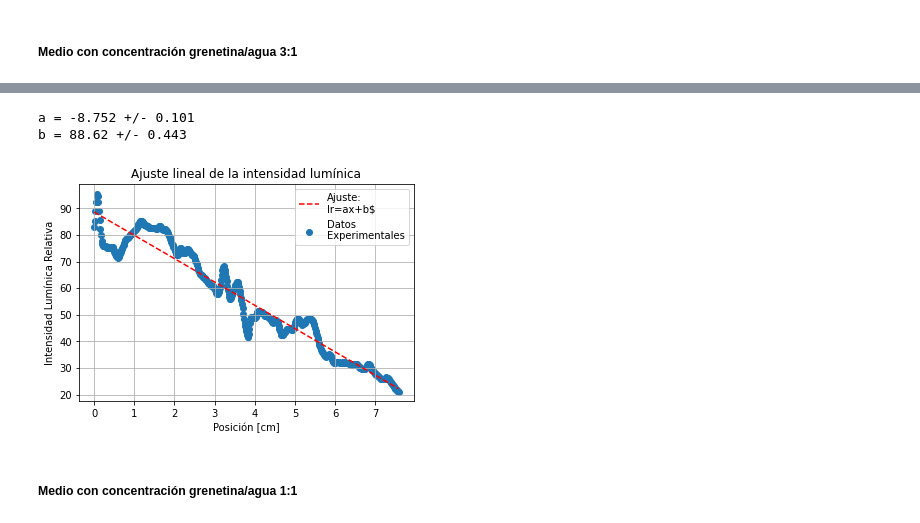
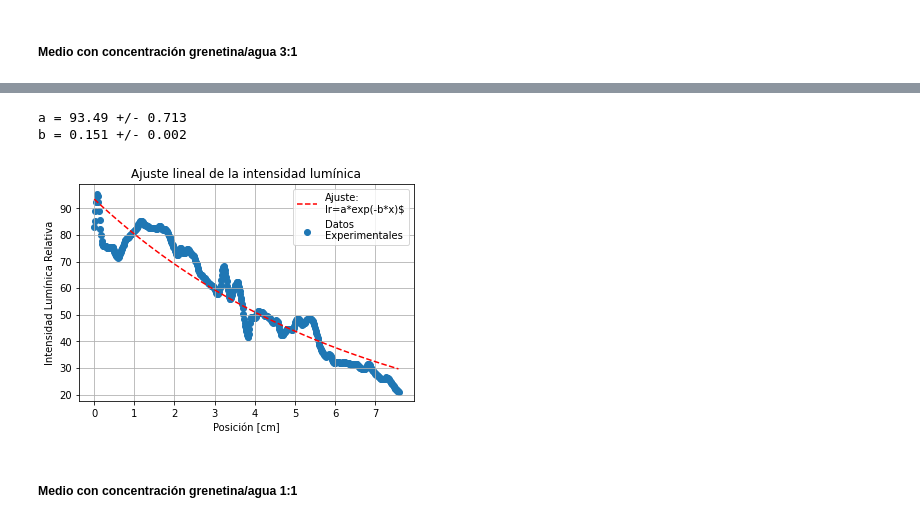
Before and after one commit to emilianolel/guias-de-onda, a Jupyter notebook: notebook/Intensidad_y_coeficiente.ipynb, the cells around one changed output, grey strips where cells are left out. Drawn from its saved outputs; the diff is of its cells as text; code cells hidden in the pictures.

```diff
--- a/notebook/Intensidad_y_coeficiente.ipynb
+++ b/notebook/Intensidad_y_coeficiente.ipynb
@@ -15,7 +15,7 @@ from scipy.optimize import curve_fit
 # del medio.
 
 
-def intensidad_y_coeficiente(archivo_tsv, pixeles_por_cm):
+def intensidad_y_coeficiente(archivo_tsv, pixeles_por_cm, concentracion):
 
     # Se lee el archivo data que debe ser un .tsv (tab seprated values) y se le da
     # el formato adecuado para su análisis
@@ -49,7 +49,7 @@ def intensidad_y_coeficiente(archivo_tsv, pixeles_por_cm):
     df_nuevo["y_cm"] = pd.DataFrame(range(y_max + 1), columns=["y_cm"])
     df_nuevo["y_cm"] = df_nuevo["y_cm"] / pixeles_por_cm
     intervalo = df_nuevo["y_cm"].diff().mean()
-    df_nuevo["atenuacion"] = np.log(df_nuevo["intensidad"] / df_nuevo["intensidad"].shift(1))
+    df_nuevo["atenuacion"] = 10 * np.log(df_nuevo["intensidad"] / df_nuevo["intensidad"].shift(1))
     # df_nuevo["intensidad"] = df_nuevo["intensidad"].iloc[:-1]
 
     # Se mustra el encabezado del dataframe con los valores en el eje "y" y sus respectivas
@@ -80,14 +80,14 @@ def intensidad_y_coeficiente(archivo_tsv, pixeles_por_cm):
     ax.set_xlabel("Eje y [cm]")
     ax.set_ylabel("Eje x [cm]")
     ax.set_zlabel("Intensidad")
-    fig.savefig(f"graficas/Grafica_3D.png")
+    fig.savefig(f"graficas/final_Grafica_3D:{concentracion}.png")
     return df_nuevo
 # %%
 def ajuste(data_frame, concentracion):
     x = data_frame["y_cm"][::-1]
     y = data_frame["intensidad"].fillna(0)
 
-    popt, _ = curve_fit(recta, x, y, maxfev=4000)
+    popt, _ = curve_fit(exp_decay, x, y, maxfev=4000)
     a, b = popt
 
     print(f'a = {round(a, 3)} +/- {round(np.sqrt(np.diag(_))[0], 3)}\nb = {round(b, 3)} +/- {round(np.sqrt(np.diag(_))[1], 3)}')
@@ -98,16 +98,16 @@ def ajuste(data_frame, concentracion):
     x_line = np.arange(min(x), max(x), 0.01)
 
     # Se evalua la función en el dominio x_line
-    y_line = recta(x_line, a, b)
+    y_line = exp_decay(x_line, a, b)
 
     # Se grafica el ajuste y_line
-    plt.plot(x_line, y_line, '--', color='red', label="Ajuste:\nIr=ax+b$")
+    plt.plot(x_line, y_line, '--', color='red', label="Ajuste:\nIr=a*exp(-b*x)$")
     plt.xlabel("Posición [cm]")
     plt.ylabel("Intensidad Lumínica Relativa")
     plt.title(f"Ajuste lineal de la intensidad lumínica")
     plt.legend()
     plt.grid()
-    plt.savefig(f"graficas/ajuste_intensidad_{concentracion}1.png")
+    plt.savefig(f"graficas/final_ajuste_intensidad_{concentracion}.png")
 # %%
 def recta(x, a, b):
     return a * x + b
@@ -114,7 +117,7 @@ def recta(x, a, b):
 # %% [markdown]
 ##### Medio con concentración grenetina/agua 3:1
 # %%
-gg_1 = intensidad_y_coeficiente("long_31_recortada.tsv", 65.422)
+gg_1 = intensidad_y_coeficiente("long_31_recortada.tsv", 65.422, "31")
 # %% [output]
 ------------------------------------------------
 
@@ -143,9 +159,9 @@ Text(0.5, 1.0, 'Atenuacion')
 # %%
-ajuste(gg_1, 3)
+ajuste(gg_1, "31")
 # %% [output]
-a = -8.752 +/- 0.101
-b = 88.62 +/- 0.443
+a = 93.49 +/- 0.713
+b = 0.151 +/- 0.002
-[figure, old version]
+[figure, new version]
 # %% [markdown]
 ##### Medio con concentración grenetina/agua 1:1
 # %%
```
Also changed, not shown: parts of 15 cells of this notebook, 18 other files.
